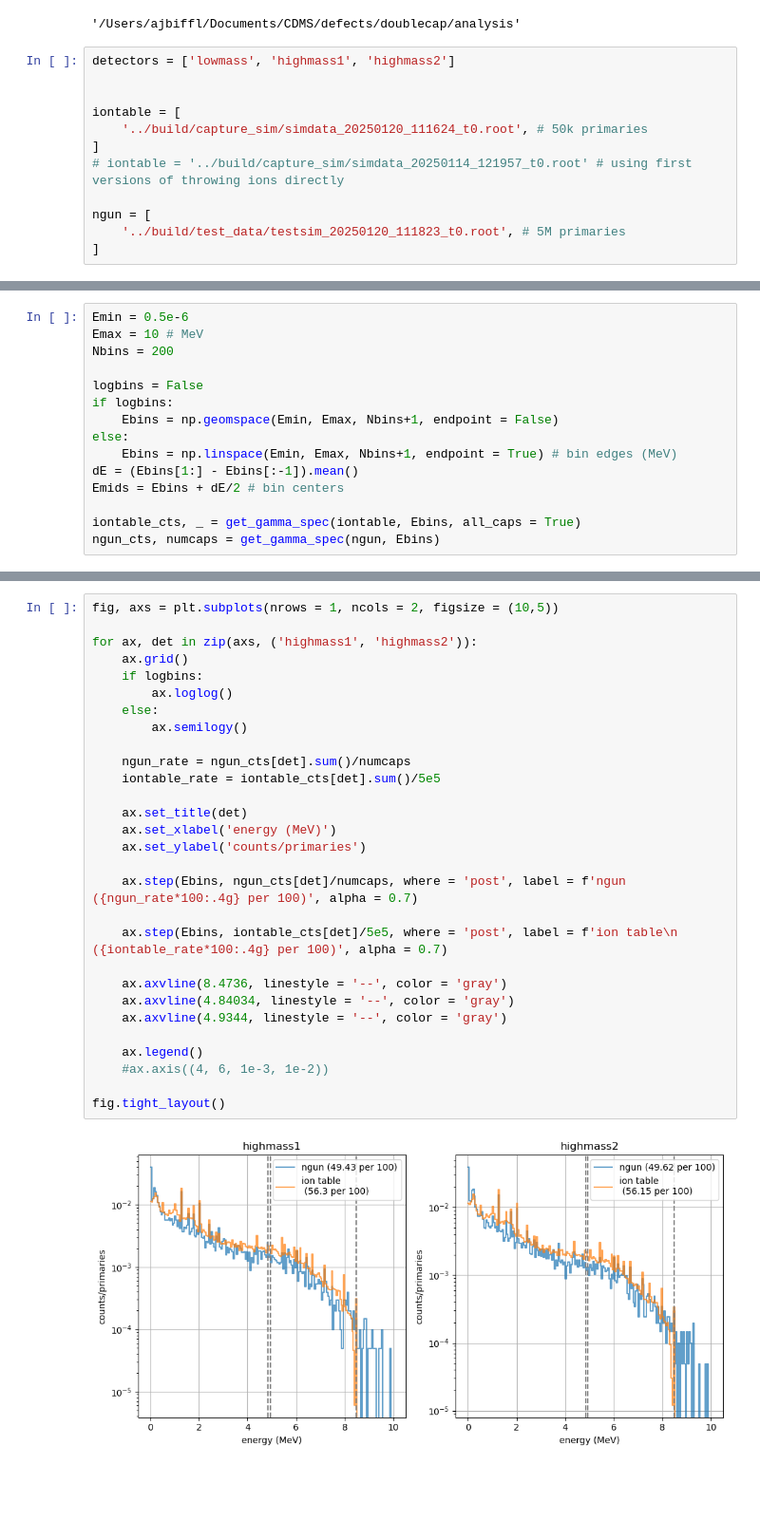
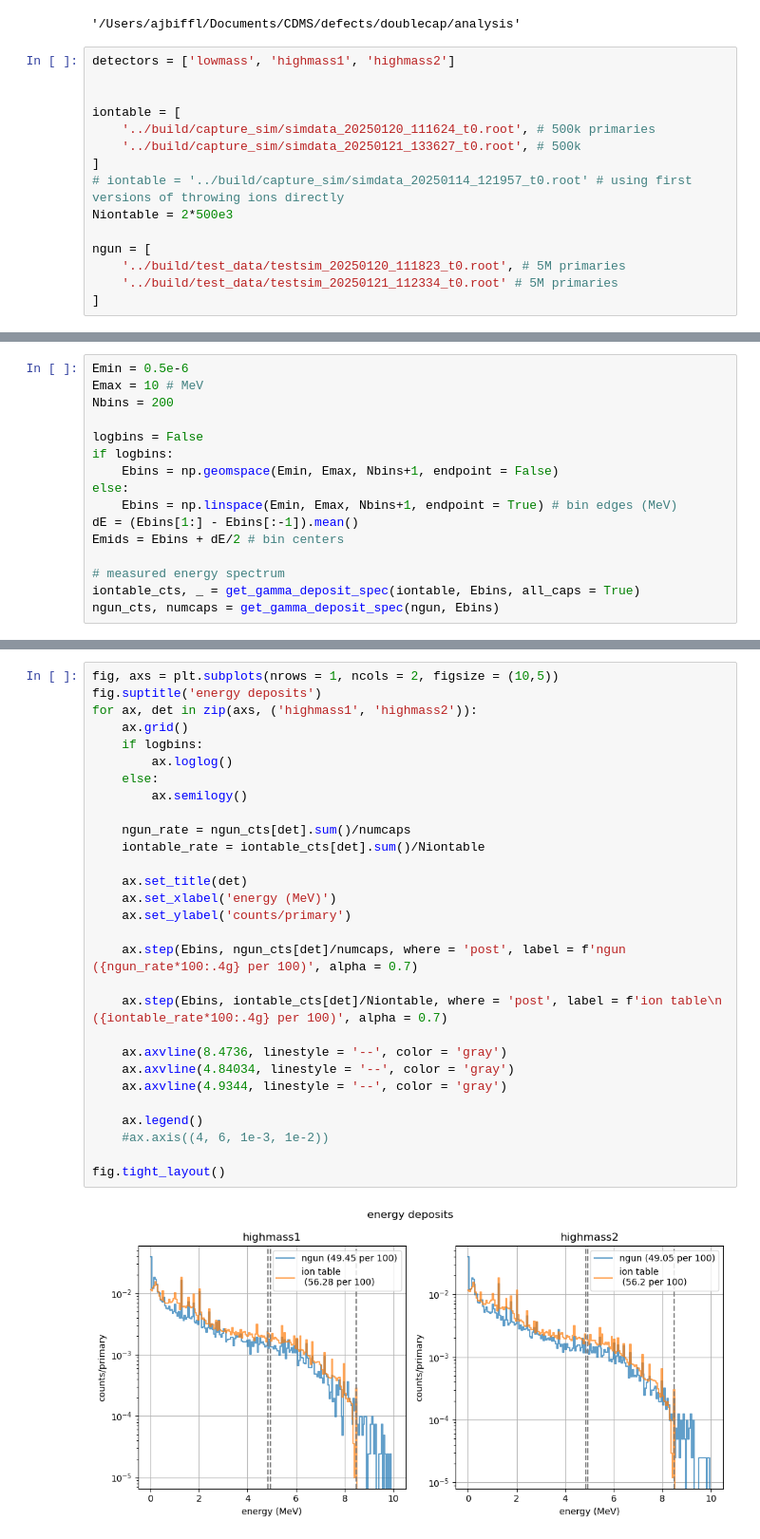
Before and after one commit to tamu-edu/doublecap, a Jupyter notebook: analysis/capture_validation.ipynb, the cells around one changed output, grey strips where cells are left out. Shown: that part at 95% size. Saved outputs shown, nothing was run; the diff lists cells and outputs as text; blank space fills up the shorter version.

Commit message:
more data, updated plot with some expected line positions

```diff
--- a/analysis/capture_validation.ipynb
+++ b/analysis/capture_validation.ipynb
@@ -37,11 +37,14 @@ detectors = ['lowmass', 'highmass1', 'highmass2']
 
 
 iontable = [
-    '../build/capture_sim/simdata_20250120_111624_t0.root', # 50k primaries
+    '../build/capture_sim/simdata_20250120_111624_t0.root', # 500k primaries
+    '../build/capture_sim/simdata_20250121_133627_t0.root', # 500k
 ]
 # iontable = '../build/capture_sim/simdata_20250114_121957_t0.root' # using first versions of throwing ions directly
+Niontable = 2*500e3
 
 ngun = [
     '../build/test_data/testsim_20250120_111823_t0.root', # 5M primaries
+    '../build/test_data/testsim_20250121_112334_t0.root' # 5M primaries
 ]
 # %%
@@ -116,5 +164,6 @@ else:
 dE = (Ebins[1:] - Ebins[:-1]).mean()
 Emids = Ebins + dE/2 # bin centers
 
-iontable_cts, _ = get_gamma_spec(iontable, Ebins, all_caps = True)
-ngun_cts, numcaps = get_gamma_spec(ngun, Ebins)
+# measured energy spectrum
+iontable_cts, _ = get_gamma_deposit_spec(iontable, Ebins, all_caps = True)
+ngun_cts, numcaps = get_gamma_deposit_spec(ngun, Ebins)
@@ -125,34 +178,34 @@ numcaps
 # %%
 fig, axs = plt.subplots(nrows = 1, ncols = 2, figsize = (10,5))
-
+fig.suptitle('energy deposits')
 for ax, det in zip(axs, ('highmass1', 'highmass2')):
     ax.grid()
     if logbins:
         ax.loglog()
     else:
         ax.semilogy()
 
     ngun_rate = ngun_cts[det].sum()/numcaps
-    iontable_rate = iontable_cts[det].sum()/5e5
+    iontable_rate = iontable_cts[det].sum()/Niontable
 
     ax.set_title(det)
     ax.set_xlabel('energy (MeV)')
-    ax.set_ylabel('counts/primaries')
+    ax.set_ylabel('counts/primary')
 
     ax.step(Ebins, ngun_cts[det]/numcaps, where = 'post', label = f'ngun ({ngun_rate*100:.4g} per 100)', alpha = 0.7)
 
-    ax.step(Ebins, iontable_cts[det]/5e5, where = 'post', label = f'ion table\n ({iontable_rate*100:.4g} per 100)', alpha = 0.7)
+    ax.step(Ebins, iontable_cts[det]/Niontable, where = 'post', label = f'ion table\n ({iontable_rate*100:.4g} per 100)', alpha = 0.7)
 
     ax.axvline(8.4736, linestyle = '--', color = 'gray')
     ax.axvline(4.84034, linestyle = '--', color = 'gray')
     ax.axvline(4.9344, linestyle = '--', color = 'gray')
 
     ax.legend()
     #ax.axis((4, 6, 1e-3, 1e-2))
 
 fig.tight_layout()
 # %% [output]
-[figure, old version]
+[figure, new version]
 # %%
 for det in detectors:
     print(f'{det}: {ngun_cts[det].sum()} ngun, {iontable_cts[det].sum()} iontable')
```
Also changed, not shown: parts of 7 cells of this notebook.
